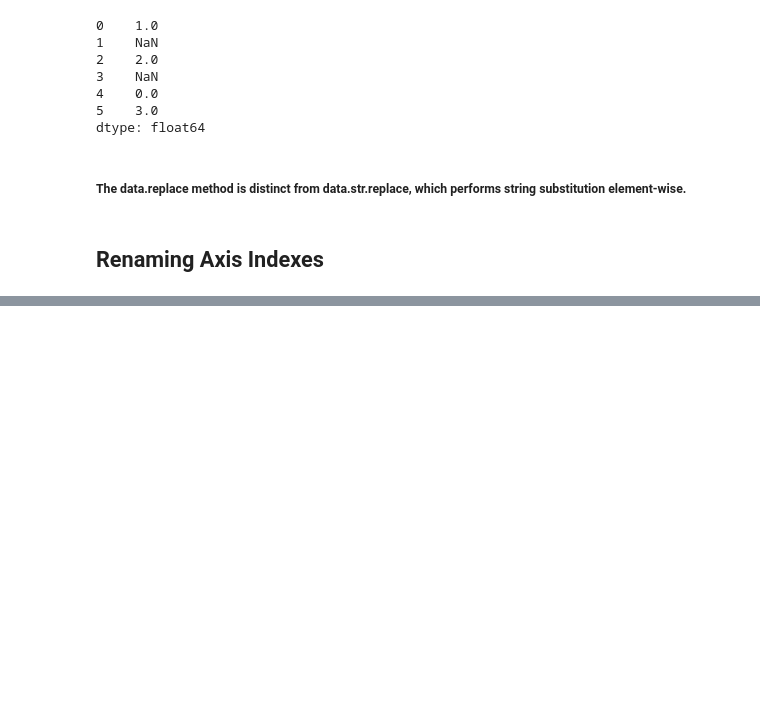
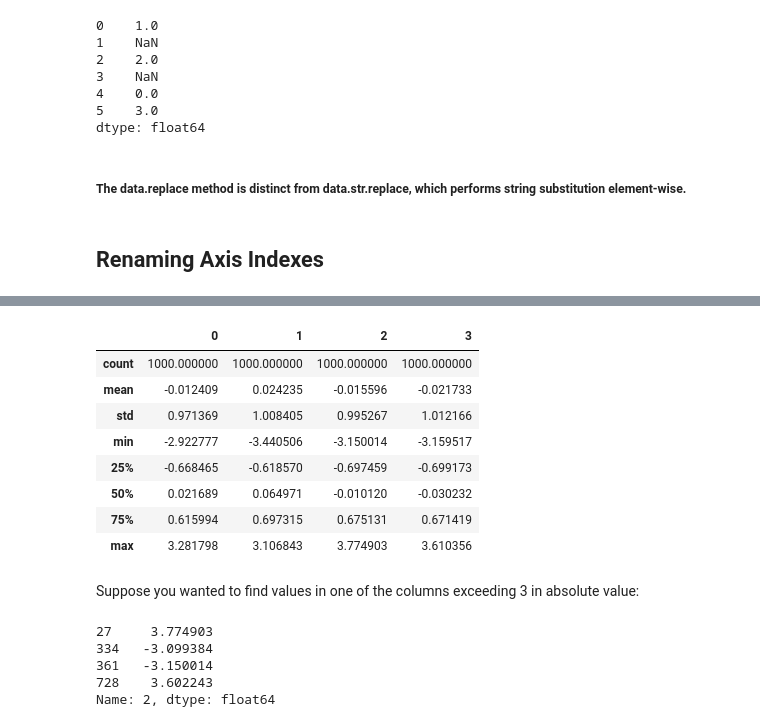
Before and after one commit to Spartan-119/Python-for-Data-Science, a Jupyter notebook: Data Cleaning and Preparation.ipynb, the cells around one changed output, grey strips where cells are left out. Saved outputs shown, nothing was run; the diff lists cells and outputs as text; code cells hidden in the pictures; blank space fills up the shorter version.

```diff
--- a/Data Cleaning and Preparation.ipynb
+++ b/Data Cleaning and Preparation.ipynb
@@ -477,0 +654,24 @@ dtype: float64
+# %%
+data.describe()
+# %% [output]
+|  | 0 | 1 | 2 | 3 |
+| count | 1000.000000 | 1000.000000 | 1000.000000 | 1000.000000 |
+| mean | -0.012409 | 0.024235 | -0.015596 | -0.021733 |
+| std | 0.971369 | 1.008405 | 0.995267 | 1.012166 |
+| min | -2.922777 | -3.440506 | -3.150014 | -3.159517 |
+| 25% | -0.668465 | -0.618570 | -0.697459 | -0.699173 |
+| 50% | 0.021689 | 0.064971 | -0.010120 | -0.030232 |
+| 75% | 0.615994 | 0.697315 | 0.675131 | 0.671419 |
+| max | 3.281798 | 3.106843 | 3.774903 | 3.610356 |
+# %% [markdown]
+Suppose you wanted to find values in one of the columns exceeding 3 in absolute
+value:
+# %%
+col = data[2]
+col[np.abs(col) > 3]
+# %% [output]
+27     3.774903
+334   -3.099384
+361   -3.150014
+728    3.602243
+Name: 2, dtype: float64
```
Also changed, not shown: parts of 39 cells of this notebook.
